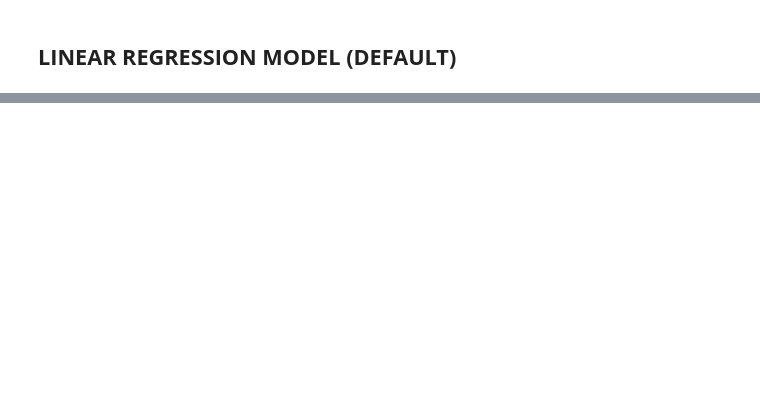
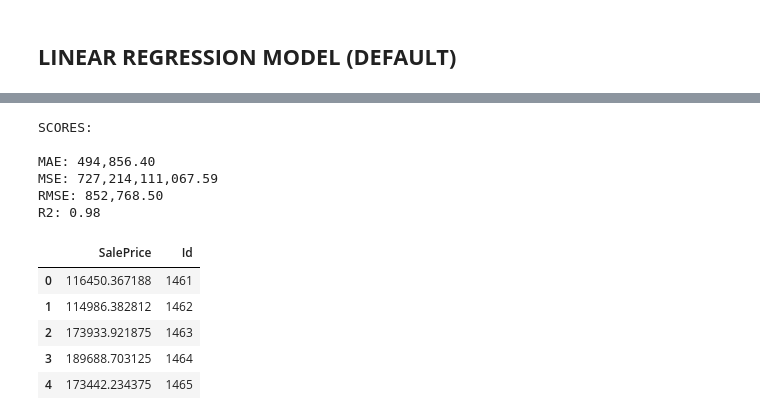
Before and after one commit to starkjones/NYC-Condominium-Rental-Income-Analysis, a Jupyter notebook: NYC_Condo_Comp_RI__Analysis.ipynb, the cells around one changed output, grey strips where cells are left out. Saved outputs shown, nothing was run; the diff lists cells and outputs as text; code cells hidden in the pictures; blank space fills up the shorter version.

```diff
--- a/NYC_Condo_Comp_RI__Analysis.ipynb
+++ b/NYC_Condo_Comp_RI__Analysis.ipynb
@@ -905,15 +1041,14 @@ LR = LinearRegression()
 
 # Creating baseline pipeline:
 
-LRp = make_pipeline(preprocessor, LR)
-LRp.fit(X_train, y_train)
+LR.fit(X_train, y_train)
 
 # Training prediction arrays:
 
-LRtrainpred = LRp.predict(X_train)
-LRtestpred = LRp.predict(X_test)
+LR_train_pred = LR.predict(X_train)
+LR_test_pred = LR.predict(X_test)
 
 # Evaluation of Baseline Model:
 
-LR_train_score = model_metrics(y_train, LRtrainpred)
-LR_test_score = model_metrics(y_test, LRtestpred)
+LR_train_score = model_metrics(y_train, LR_train_pred)
+LR_test_score = model_metrics(y_test, LR_test_pred)
@@ -930,0 +1093,5 @@ LR_test_score = model_metrics(y_test, LRtestpred)
+# %%
+# Number of columns:
+
+inputshape = X_train.shape[1]
+inputshape
@@ -930,0 +1151,7 @@ LR_test_score = model_metrics(y_test, LRtestpred)
+# %%
+# Model fit:
+
+history = sm.fit(X_train, y_train,
+                 validation_data = (X_test, y_test),
+                 epochs = 100,
+                 verbose = 0)
@@ -930,0 +1165,36 @@ LR_test_score = model_metrics(y_test, LRtestpred)
+# %%
+# Model Evaluation:
+
+nnpredict = sm.predict(X_test)
+
+nn_eval = model_metrics(y_test, nnpredict)
+# %% [output]
+SCORES:
+
+MAE: 494,856.40
+MSE: 727,214,111,067.59
+RMSE: 852,768.50
+R2: 0.98
+# %%
+# Model Evaluation:
+
+# Predictions and model evaluation:
+nn_test_predicitions = sm.predict(transformed_test)
+
+nn_test_predictions = nn_test_predicitions.round().astype(bool)
+# %%
+# Data Frame of Sequencial test predictions:
+
+
+nn_pred_df = pd.DataFrame(nn_test_predicitions, columns= ['SalePrice'])
+
+nn_pred_df['Id'] = df_test['id']
+
+nn_pred_df.head()
+# %% [output]
+|  | SalePrice | Id |
+| 0 | 116450.367188 | 1461 |
+| 1 | 114986.382812 | 1462 |
+| 2 | 173933.921875 | 1463 |
+| 3 | 189688.703125 | 1464 |
+| 4 | 173442.234375 | 1465 |
```
Also changed, not shown: parts of 32 cells of this notebook.
